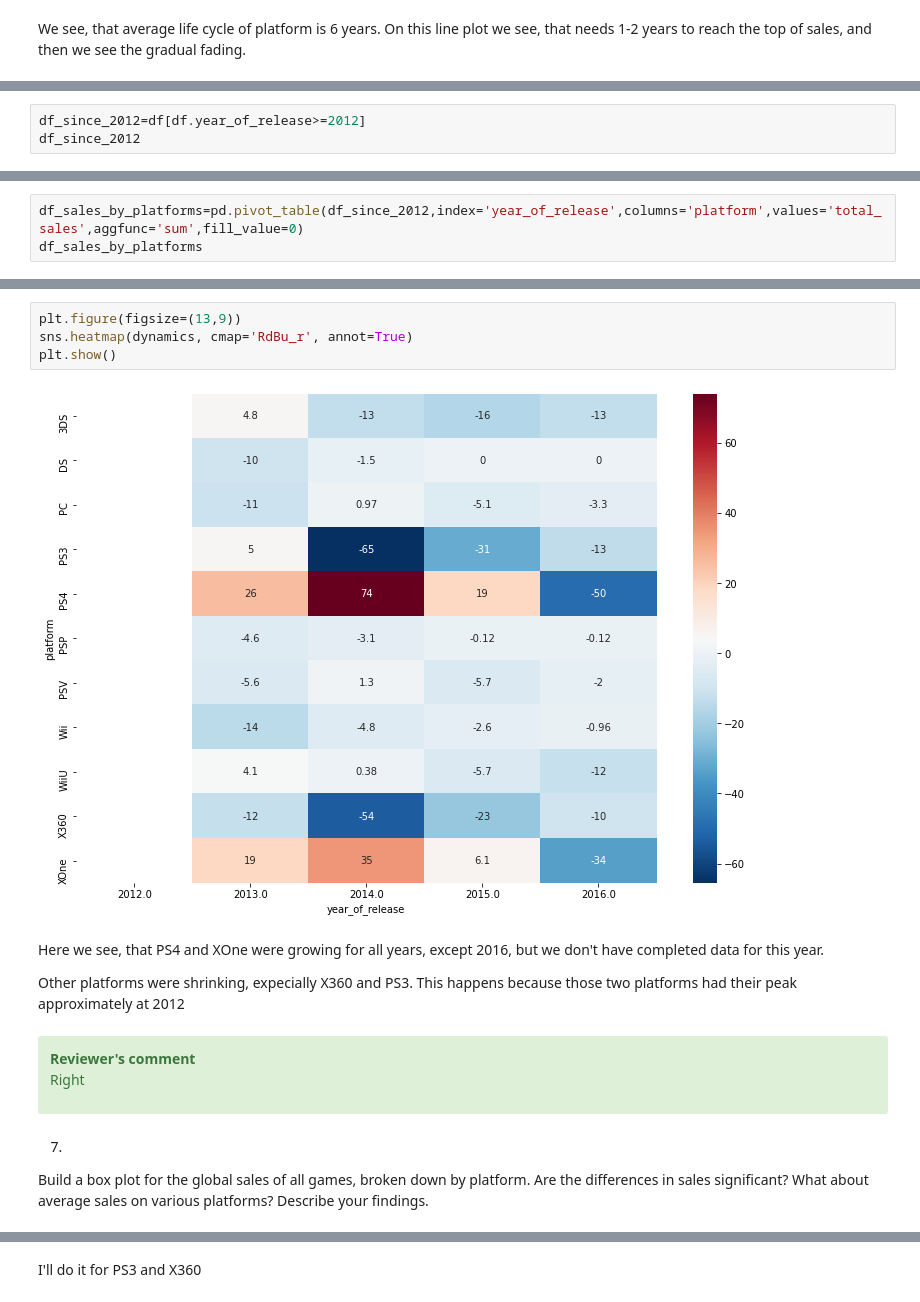
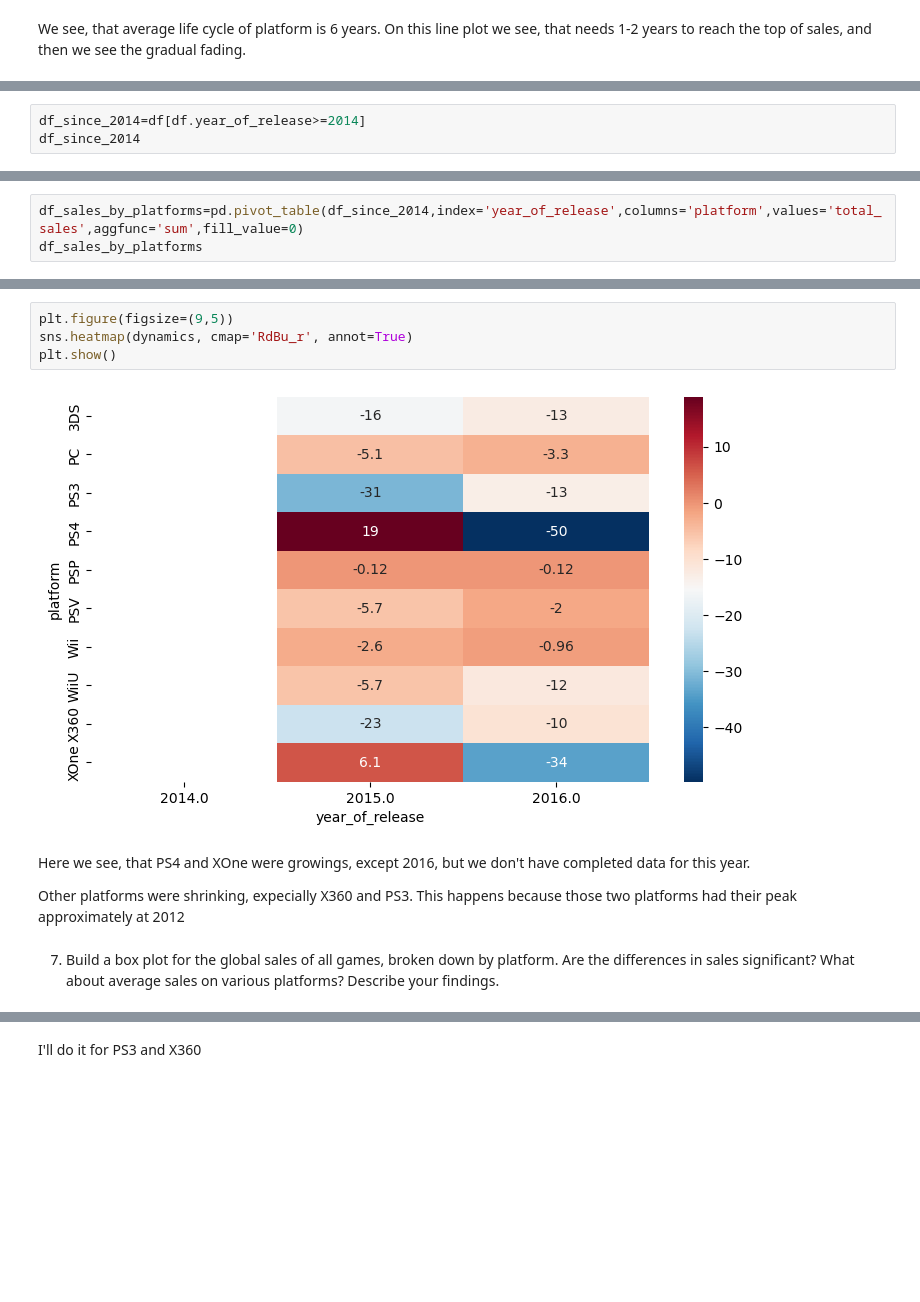
Before and after one commit to sinrabanse/Practicum_project_5, a Jupyter notebook: Practicum_project_5.ipynb, the cells around one changed output, grey strips where cells are left out. Drawn from its saved outputs; the diff is of its cells as text; blank space fills up the shorter version.

```diff
--- a/Practicum_project_5.ipynb
+++ b/Practicum_project_5.ipynb
@@ -894,5 +654,5 @@ Exactly. We do not have data for all of 2016. Therefore, the corresponding perio
 # %%
-df_since_2012=df[df.year_of_release>=2012]
-df_since_2012
+df_since_2014=df[df.year_of_release>=2014]
+df_since_2014
 # %% [output]
 |  | name | platform | year_of_release | genre | na_sales | eu_sales | jp_sales | other_sales | critic_score | ... |
@@ -915,4 +673,4 @@ Which platforms are leading in sales? Which ones are growing or shrinking? Selec
 # %%
-df_sales_by_platforms=pd.pivot_table(df_since_2012,index='year_of_release',columns='platform',values='total_sales',aggfunc='sum',fill_value=0)
+df_sales_by_platforms=pd.pivot_table(df_since_2014,index='year_of_release',columns='platform',values='total_sales',aggfunc='sum',fill_value=0)
 df_sales_by_platforms
 # %% [output]
@@ -943,20 +698,12 @@ dynamics
 # %%
-plt.figure(figsize=(13,9))
+plt.figure(figsize=(9,5))
 sns.heatmap(dynamics, cmap='RdBu_r', annot=True)
 plt.show()
 # %% [output]
-[figure, old version]
+[figure, new version]
 # %% [markdown]
-Here we see, that PS4 and XOne were growing for all years, except 2016, but we don't have completed data for this year.
+Here we see, that PS4 and XOne were growings, except 2016, but we don't have completed data for this year.
 
 Other platforms were shrinking, expecially X360 and PS3. This happens because those two platforms had their peak approximately at 2012
-# %% [markdown]
-<div class="alert alert-block alert-success"> <b>Reviewer's comment</b> <a
-class="tocSkip"></a>
-
-Right
-</div>
 # %% [markdown]
-7.
-
-Build a box plot for the global sales of all games, broken down by platform. Are the differences in sales significant? What about average sales on various platforms? Describe your findings.
+7. Build a box plot for the global sales of all games, broken down by platform. Are the differences in sales significant? What about average sales on various platforms? Describe your findings.
```
Also changed, not shown: parts of 139 cells of this notebook.
